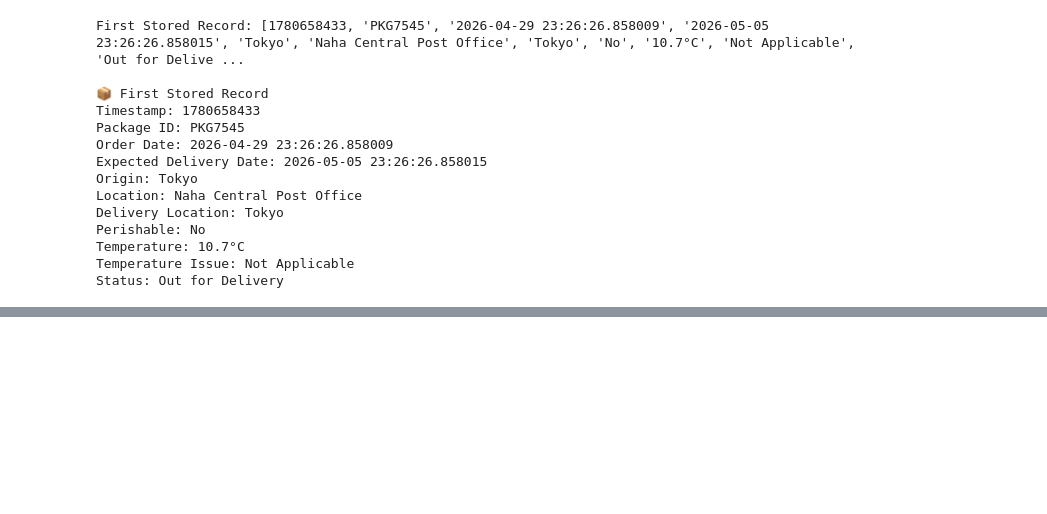
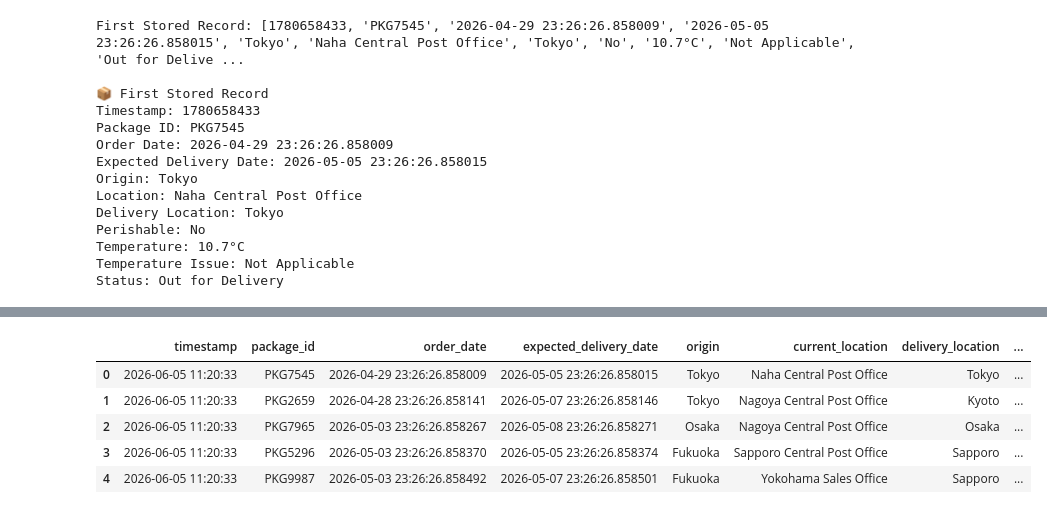
Before and after one commit to Team-Kaizen-MMDC/adet, a Jupyter notebook: MS1_Smart_Tracking_System_Blockchain_Ledger_Submission_TeamKaizen.ipynb, the cells around one changed output, grey strips where cells are left out. Cells and saved outputs as stored; diff of their text form; code cells hidden in the pictures; blank space fills up the shorter version.

Commit message:
feat: Format first 5 unique package records as a pandas DataFrame table in MS1 notebook

```diff
--- a/MS1_Smart_Tracking_System_Blockchain_Ledger_Submission_TeamKaizen.ipynb
+++ b/MS1_Smart_Tracking_System_Blockchain_Ledger_Submission_TeamKaizen.ipynb
@@ -374,8 +374,8 @@ for i in range(total_records):
     if len(unique_packages) >= 5:
         break
 
-print(f"First {len(unique_packages)} Unique Package Records on Blockchain:")
-for idx, (timestamp, pkg_id) in enumerate(unique_packages):
+aligned_records = []
+for timestamp, pkg_id in unique_packages:
     # Lookup details from CSV
     row = df[df['package_id'] == pkg_id].iloc[0]
 
@@ -404,19 +404,22 @@ for idx, (timestamp, pkg_id) in enumerate(unique_packages):
 
     status = pkg_telemetry.get('Status', row.get('latest_status', 'N/A'))
 
-    pivoted_record = [
-        timestamp,
-        pkg_id,
-        order_date,
-        delivery_date,
-        origin,
-        current_loc,
-        delivery_loc,
-        perishable,
-        temp_str,
-        temp_issue,
-        status
-    ]
-    print(f"Record #{idx+1}: {pivoted_record}")
+    aligned_records.append({
+        "timestamp": pd.to_datetime(timestamp, unit='s'),
+        "package_id": pkg_id,
+        "order_date": order_date,
+        "expected_delivery_date": delivery_date,
+        "origin": origin,
+        "current_location": current_loc,
+        "delivery_location": delivery_loc,
+        "perishable": perishable,
+        "temperature": temp_str,
+        "temperature_issue": temp_issue,
+        "status": status
+    })
+
+df_unique_preview = pd.DataFrame(aligned_records)
+print(f"First {len(df_unique_preview)} Unique Package Records on Blockchain:")
+display(df_unique_preview)
 # %% [output]
 First 5 Unique Package Records on Blockchain:
@@ -427,0 +426,6 @@ Record #5: [1780658433, 'PKG9987', '2026-05-03 23:26:26.858492', '2026-05-07 23:
+|  | timestamp | package_id | order_date | expected_delivery_date | origin | current_location | delivery_location | ... |
+| 0 | 2026-06-05 11:20:33 | PKG7545 | 2026-04-29 23:26:26.858009 | 2026-05-05 23:26:26.858015 | Tokyo | Naha Central Post Office | Tokyo | ... |
+| 1 | 2026-06-05 11:20:33 | PKG2659 | 2026-04-28 23:26:26.858141 | 2026-05-07 23:26:26.858146 | Tokyo | Nagoya Central Post Office | Kyoto | ... |
+| 2 | 2026-06-05 11:20:33 | PKG7965 | 2026-05-03 23:26:26.858267 | 2026-05-08 23:26:26.858271 | Osaka | Nagoya Central Post Office | Osaka | ... |
+| 3 | 2026-06-05 11:20:33 | PKG5296 | 2026-05-03 23:26:26.858370 | 2026-05-05 23:26:26.858374 | Fukuoka | Sapporo Central Post Office | Sapporo | ... |
+| 4 | 2026-06-05 11:20:33 | PKG9987 | 2026-05-03 23:26:26.858492 | 2026-05-07 23:26:26.858501 | Fukuoka | Yokohama Sales Office | Sapporo | ... |
```
Also changed, not shown: parts of 1 cell of this notebook, 3 other files.
